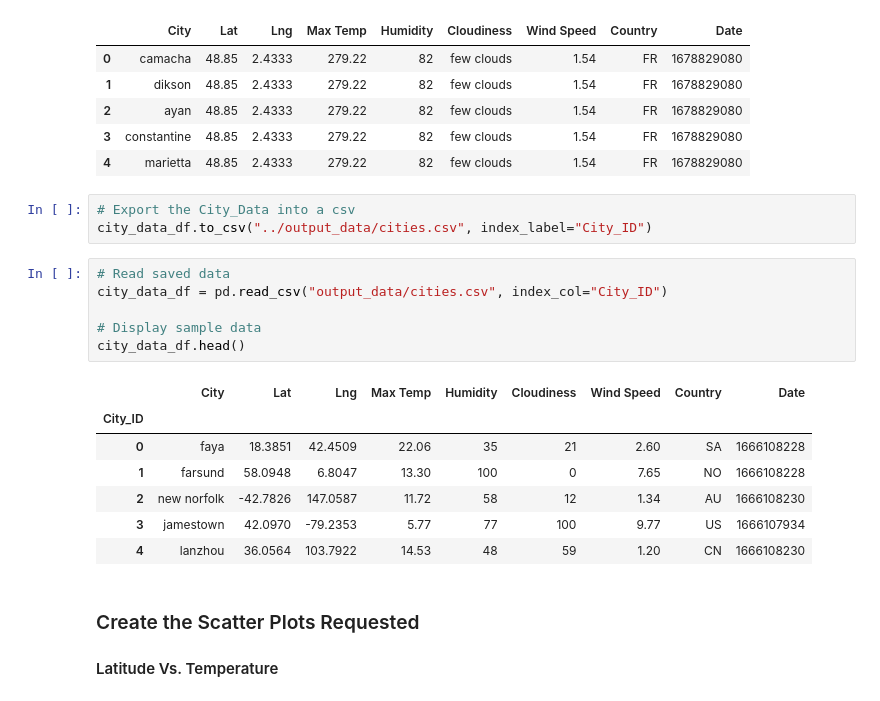
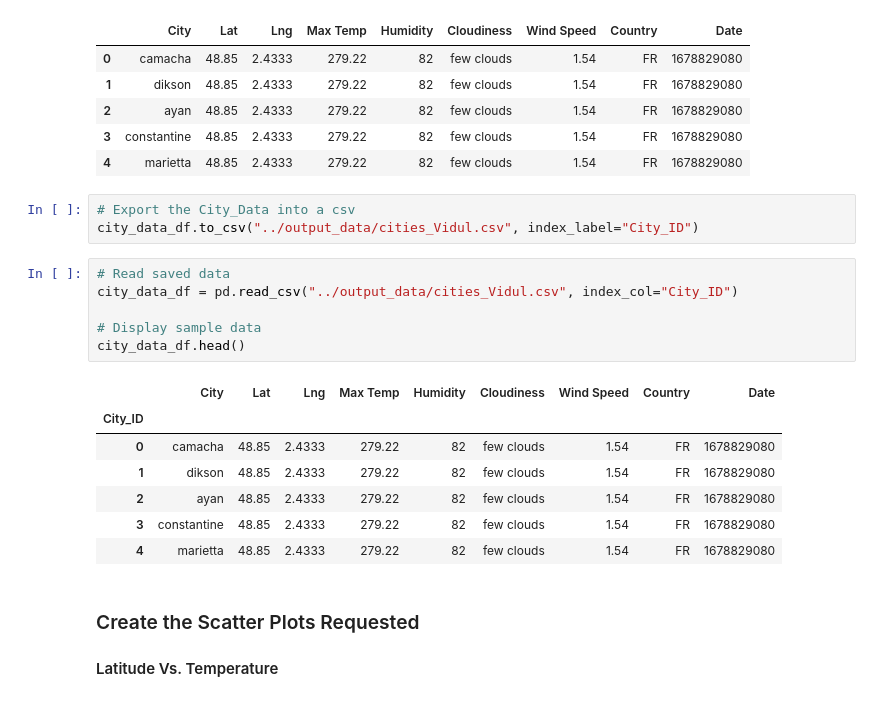
Before and after one commit to TheEvilSombrero/Module-6-Challenge, a Jupyter notebook: starter_code/WeatherPy-Copy1.ipynb, the cells around one changed output. Cells and saved outputs as stored; diff of their text form.

```diff
--- a/starter_code/WeatherPy-Copy1.ipynb
+++ b/starter_code/WeatherPy-Copy1.ipynb
@@ -169,21 +169,21 @@ city_data_df.head()
 | 4 | marietta | 48.85 | 2.4333 | 279.22 | 82 | few clouds | 1.54 | FR | 1678829080 |
 # %%
 # Export the City_Data into a csv
-city_data_df.to_csv("../output_data/cities.csv", index_label="City_ID")
+city_data_df.to_csv("../output_data/cities_Vidul.csv", index_label="City_ID")
 # %%
 # Read saved data
-city_data_df = pd.read_csv("output_data/cities.csv", index_col="City_ID")
+city_data_df = pd.read_csv("../output_data/cities_Vidul.csv", index_col="City_ID")
 
 # Display sample data
 city_data_df.head()
 # %% [output]
 |  | City | Lat | Lng | Max Temp | Humidity | Cloudiness | Wind Speed | Country | Date |
 | City_ID |  |  |  |  |  |  |  |  |  |
-| 0 | faya | 18.3851 | 42.4509 | 22.06 | 35 | 21 | 2.60 | SA | 1666108228 |
-| 1 | farsund | 58.0948 | 6.8047 | 13.30 | 100 | 0 | 7.65 | NO | 1666108228 |
-| 2 | new norfolk | -42.7826 | 147.0587 | 11.72 | 58 | 12 | 1.34 | AU | 1666108230 |
-| 3 | jamestown | 42.0970 | -79.2353 | 5.77 | 77 | 100 | 9.77 | US | 1666107934 |
-| 4 | lanzhou | 36.0564 | 103.7922 | 14.53 | 48 | 59 | 1.20 | CN | 1666108230 |
+| 0 | camacha | 48.85 | 2.4333 | 279.22 | 82 | few clouds | 1.54 | FR | 1678829080 |
+| 1 | dikson | 48.85 | 2.4333 | 279.22 | 82 | few clouds | 1.54 | FR | 1678829080 |
+| 2 | ayan | 48.85 | 2.4333 | 279.22 | 82 | few clouds | 1.54 | FR | 1678829080 |
+| 3 | constantine | 48.85 | 2.4333 | 279.22 | 82 | few clouds | 1.54 | FR | 1678829080 |
+| 4 | marietta | 48.85 | 2.4333 | 279.22 | 82 | few clouds | 1.54 | FR | 1678829080 |
 # %% [markdown]
 ### Create the Scatter Plots Requested
 
```
